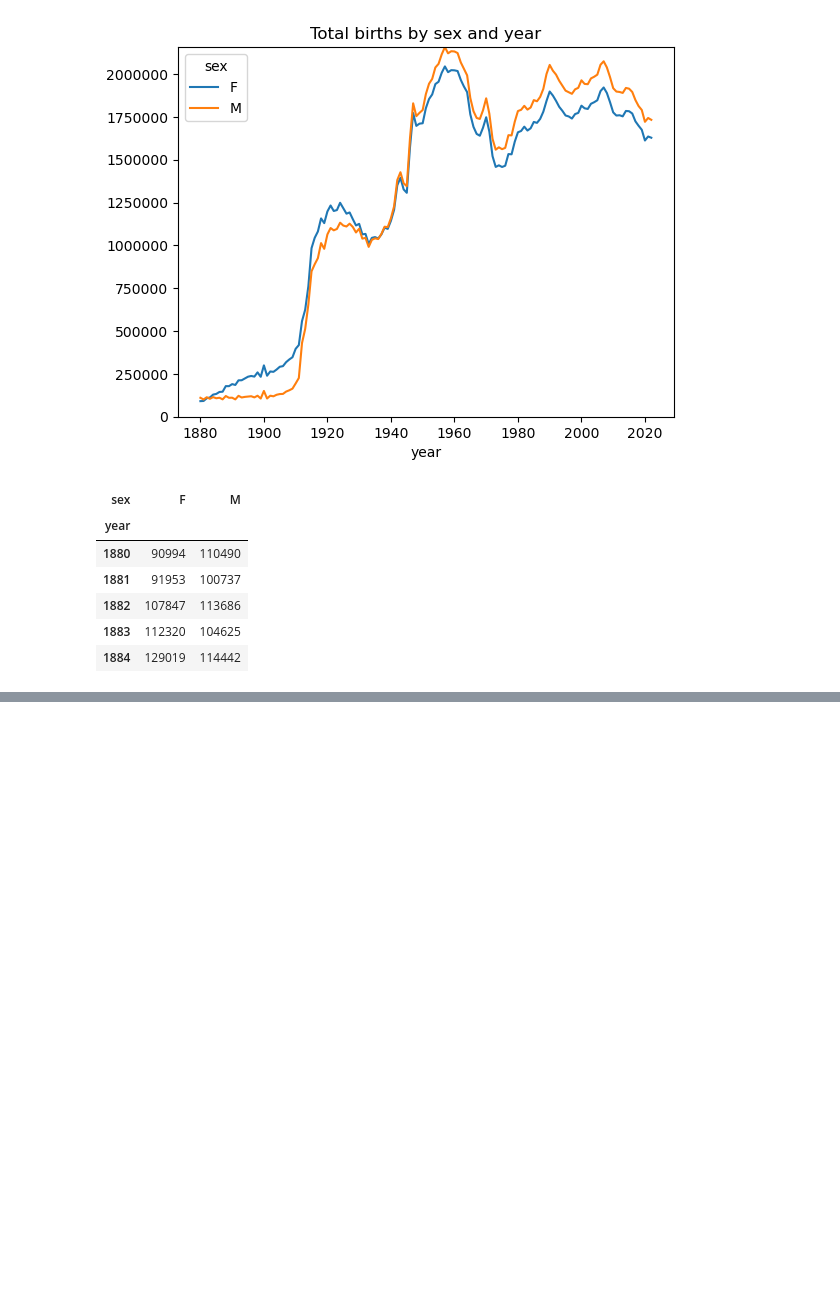
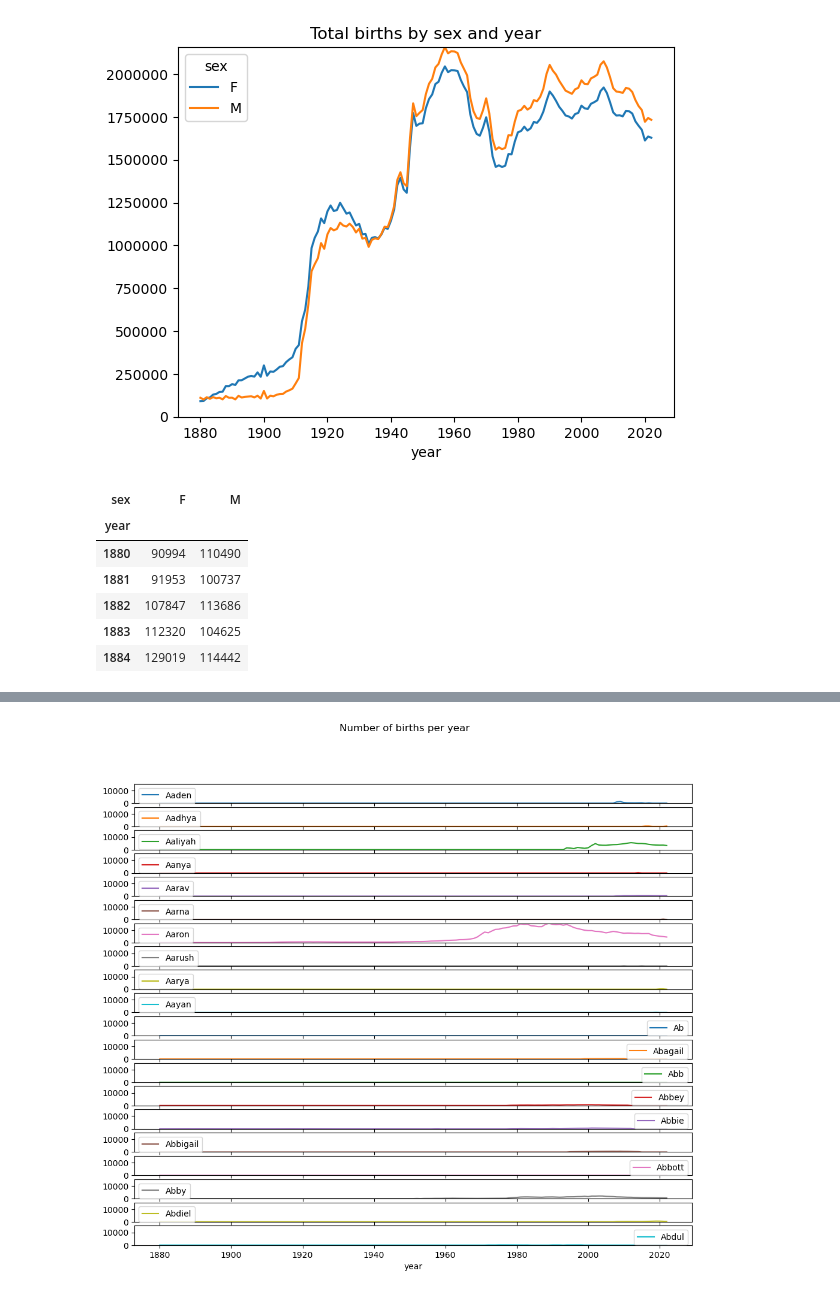
Before and after one commit to seggy1211/py-for-DA, a Jupyter notebook: Us baby names/US Baby Name.ipynb, the cells around one changed output, grey strips where cells are left out. Cells and saved outputs as stored; diff of their text form; code cells hidden in the pictures; blank space fills up the shorter version.

Commit message:
Graph

```diff
--- a/Us baby names/US Baby Name.ipynb
+++ b/Us baby names/US Baby Name.ipynb
@@ -60,3 +61,12 @@ total_births.head()
 | 1882 | 107847 | 113686 |
 | 1883 | 112320 | 104625 |
 | 1884 | 129019 | 114442 |
+# %%
+def add_prop(group):
+    births = group.births.astype(float)
+    group['prop']=births/births.sum()
+    return group
+names=names.groupby(['year','sex'], as_index=False).apply(add_prop)
+np.allclose(names.groupby(['year','sex']).prop.sum(),1) #np.allclose to check that the group sums are sufficiently close to (but perhaps not exactly equal to) 1
+names.reset_index(inplace=True, drop=True) # drop=True parameter specifies that the current index should be discarded rather than being added as a new column in the dataframe.
+names.head()
@@ -62,0 +80,7 @@ total_births.head()
+# %%
+pieces = []
+for year, group in names.groupby(['year', 'sex']):
+    # year (1880, 'F'), group (all col from df)
+    pieces.append(group.sort_values(by='births', ascending=False)[:1000])
+top1000 = pd.concat(pieces, ignore_index=True)
+top1000.head()
@@ -62,0 +99,3 @@ total_births.head()
+# %%
+total_births = top1000.pivot_table(index='year', columns='name', values='births', aggfunc=sum).fillna(0)
+total_births.head()
@@ -62,0 +111,7 @@ total_births.head()
+# %%
+x = 20
+y = 20
+max_value= total_births.iloc[: , :y].values.max()
+ax = total_births.iloc[: , :y].plot(subplots=True, figsize=(12,10), grid=False, title='Number of births per year', sharex=True, ylim=(0, max_value))
+# %% [output]
+[figure, added]
```
Also changed, not shown: parts of 8 cells of this notebook.
